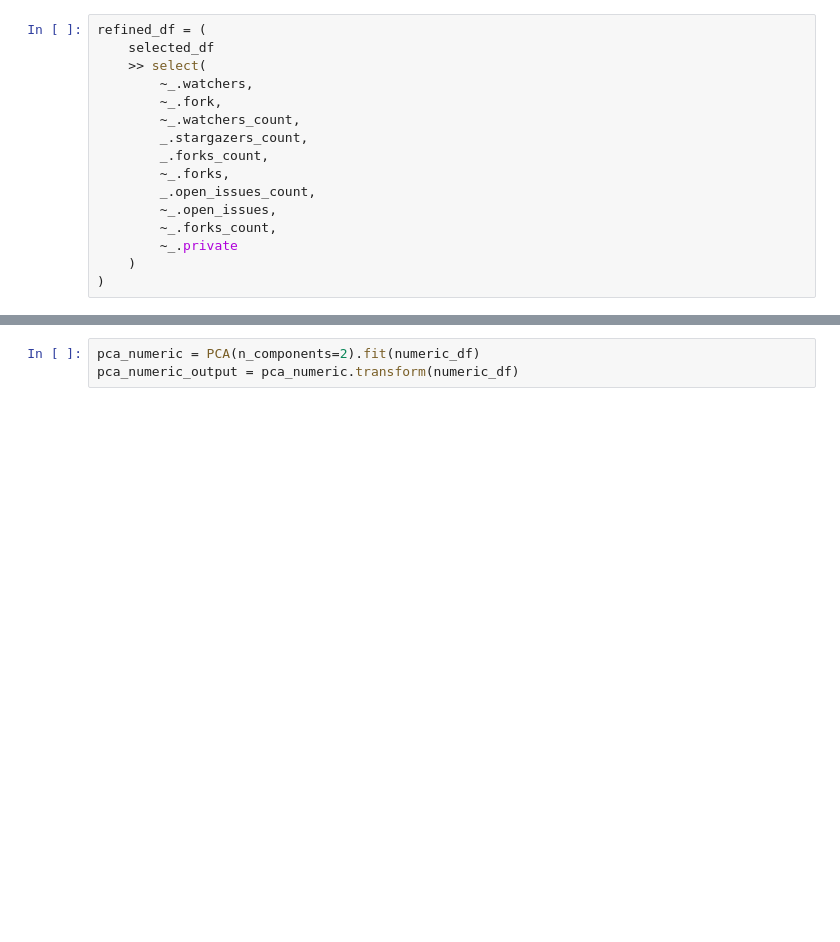
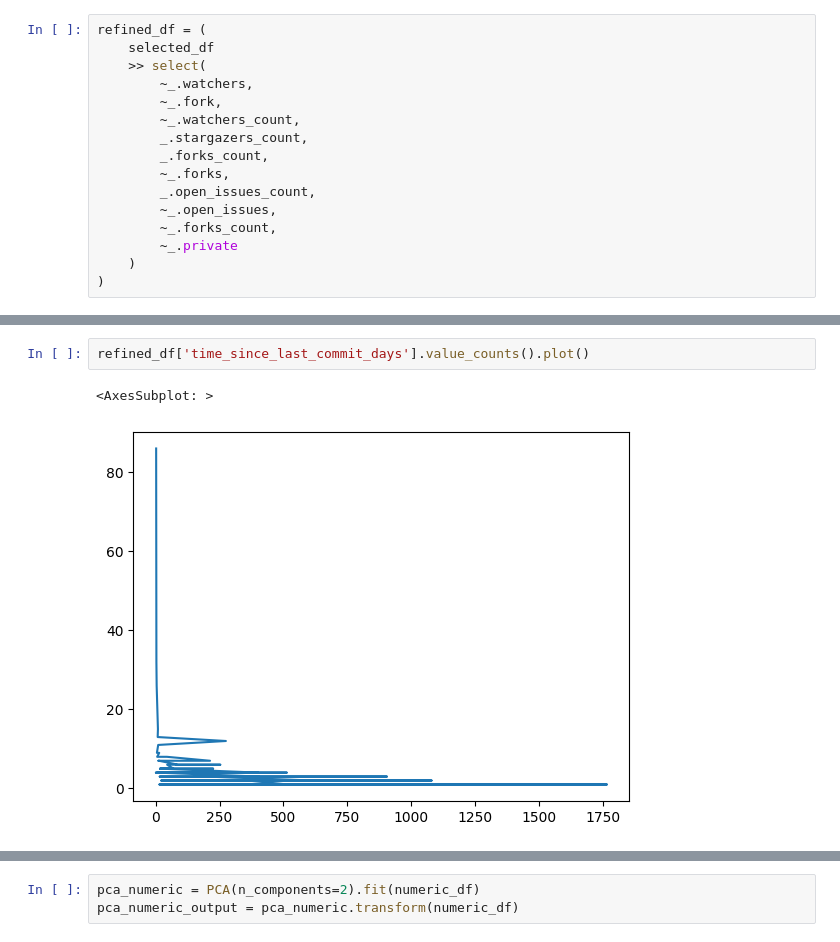
Before and after one commit to isabelizimm/mlops-metaanalysis, a Jupyter notebook: project/04_feature_engineering.ipynb, the cells around one changed output, grey strips where cells are left out. Drawn from its saved outputs; the diff is of its cells as text; blank space fills up the shorter version.

```diff
--- a/project/04_feature_engineering.ipynb
+++ b/project/04_feature_engineering.ipynb
@@ -131,0 +166,5 @@ refined_df
+# %%
+refined_df['time_since_last_commit_days'].value_counts().plot()
+# %% [output]
+<AxesSubplot: >
+[figure, added]
```
Also changed, not shown: parts of 38 cells of this notebook, 1 other file.
